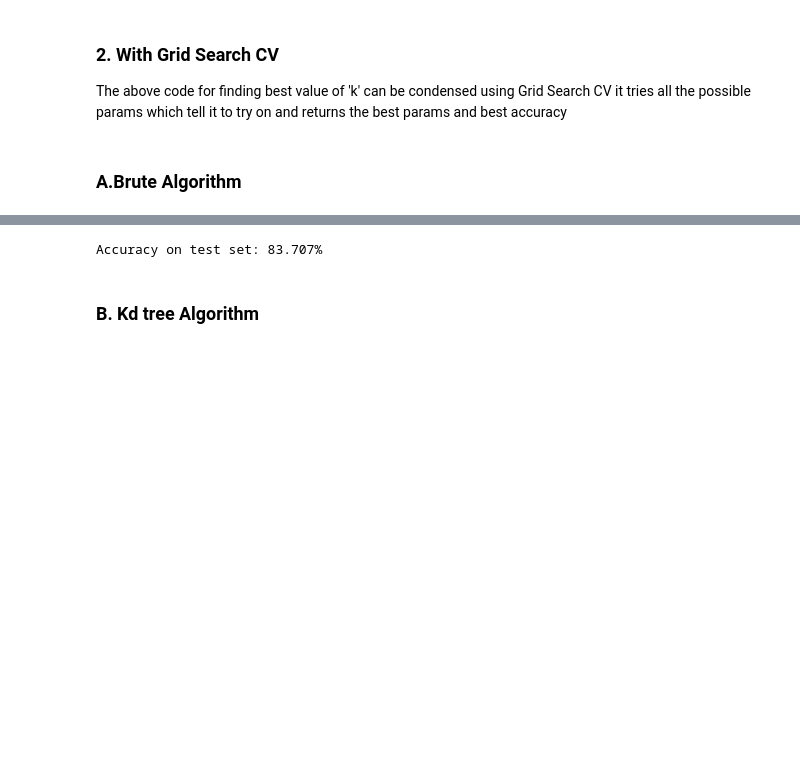
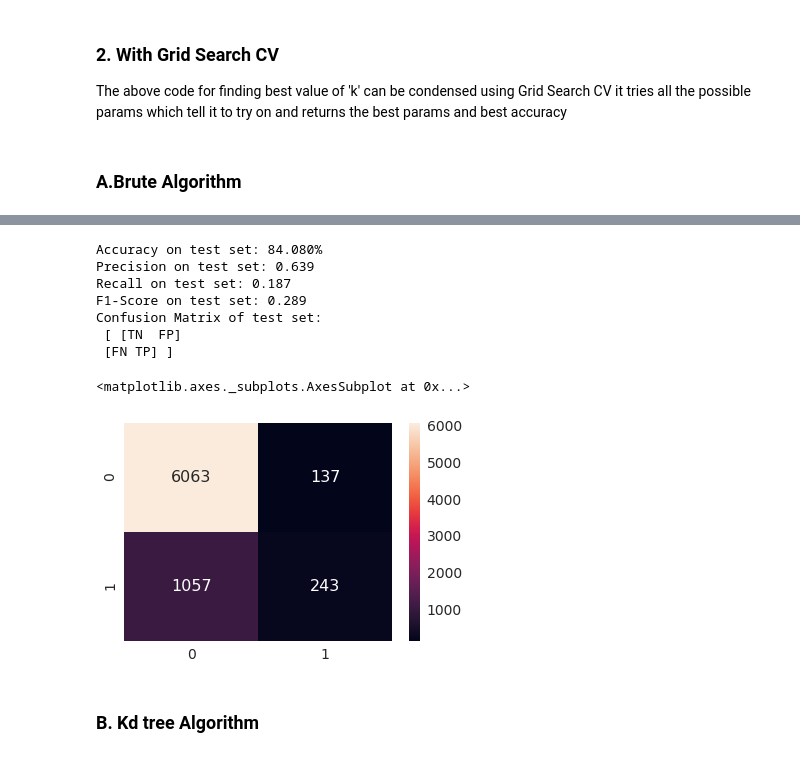
Before and after one commit to gopi3e/Amazon-Food-Reviews-Analysis-and-Modelling, a Jupyter notebook: 2 Amazon Food Reviews - KNN .ipynb, the cells around one changed output, grey strips where cells are left out. Cells and saved outputs as stored; diff of their text form; code cells hidden in the pictures; blank space fills up the shorter version.

```diff
--- a/2 Amazon Food Reviews - KNN .ipynb
+++ b/2 Amazon Food Reviews - KNN .ipynb
@@ -188,0 +172,18 @@ X_train, X_test, y_train, y_test = train_test_split(uni_gram_vectors_norm,df_sam
+# %%
+from sklearn.feature_extraction.text import CountVectorizer
+from sklearn.model_selection import train_test_split
+from sklearn import preprocessing
+
+#Breaking into Train and test
+X_train, X_test, y_train, y_test = train_test_split(df_sample['CleanedText'].values,df_sample['Score'].values,test_size=0.3,shuffle=False)
+
+#Text -> Uni gram Vectors
+uni_gram = CountVectorizer()
+X_train = uni_gram.fit_transform(X_train)
+#Normalize Data
+X_train = preprocessing.normalize(X_train)
+print("Train Data Size: ",X_train.shape)
+X_test = uni_gram.transform(X_test)
+#Normalize Data
+X_test = preprocessing.normalize(X_test)
+print("Test Data Size: ",X_test.shape)
@@ -278,7 +282,7 @@ The above code for finding best value of 'k' can be condensed using Grid Search
 from sklearn.model_selection import GridSearchCV
 from sklearn.neighbors import KNeighborsClassifier
 
-knn = KNeighborsClassifier(algorithm='brute',n_jobs=-1)
+knn = KNeighborsClassifier(algorithm='brute')
 # neigh = np.arange(1,100,2)
 param_grid = {'n_neighbors':np.arange(1,100,2)} #params we need to try on classifier
 tscv = TimeSeriesSplit(n_splits=10) #For time based splitting
@@ -296,13 +300,28 @@ Best Accuracy: 85.92%
-# %%
-#Testing Accuracy on Test data
-from sklearn.neighbors import KNeighborsClassifier
-
-knn = KNeighborsClassifier(n_neighbors=9)
-knn.fit(X_train,y_train)
-score = knn.score(X_test,y_test)
-print("Accuracy on test set: %0.3f%%"%(score*100))
-# %% [output]
-Accuracy on test set: 83.707%
+# %%
+#Testing Accuracy on Test data
+from sklearn.neighbors import KNeighborsClassifier
+
+knn = KNeighborsClassifier(n_neighbors=11)*
+knn.fit(X_train,y_train)
+y_pred = knn.predict(X_test)
+print("Accuracy on test set: %0.3f%%"%(accuracy_score(y_test, y_pred)*100))
+print("Precision on test set: %0.3f"%(precision_score(y_test, y_pred)))
+print("Recall on test set: %0.3f"%(recall_score(y_test, y_pred)))
+print("F1-Score on test set: %0.3f"%(f1_score(y_test, y_pred)))
+print("Confusion Matrix of test set:\n [ [TN  FP]\n [FN TP] ]\n")
+df_cm = pd.DataFrame(confusion_matrix(y_test, y_pred), range(2),range(2))
+sns.set(font_scale=1.4)#for label size
+sns.heatmap(df_cm, annot=True,annot_kws={"size": 16}, fmt='g')
+# %% [output]
+Accuracy on test set: 84.080%
+Precision on test set: 0.639
+Recall on test set: 0.187
+F1-Score on test set: 0.289
+Confusion Matrix of test set:
+ [ [TN  FP]
+ [FN TP] ]
+<matplotlib.axes._subplots.AxesSubplot at 0x...>
+[figure, added]
 # %% [markdown]
 ### B. Kd tree Algorithm
 # %%
```
Also changed, not shown: parts of 55 cells of this notebook, 3 other files.
